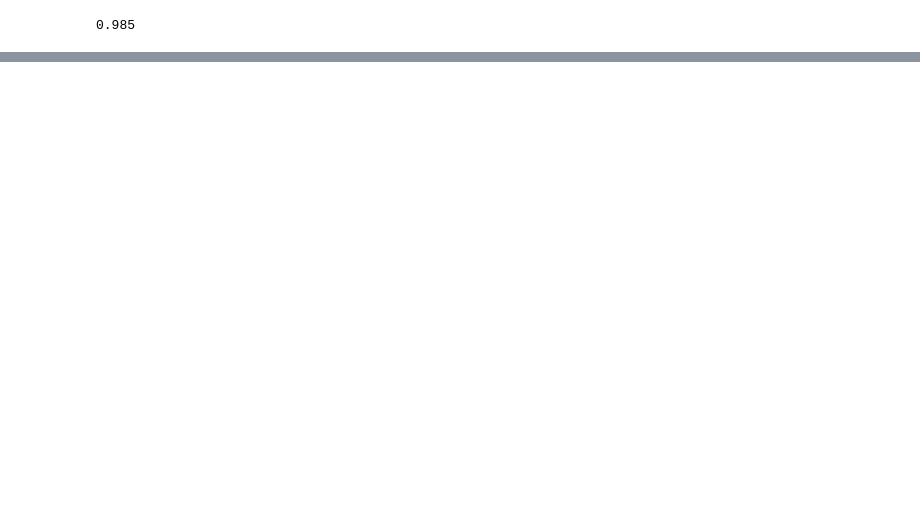
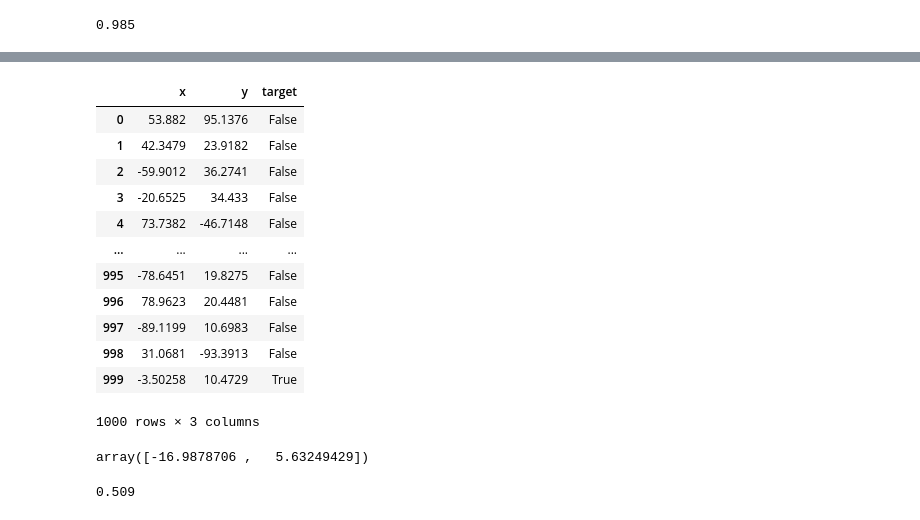
Before and after one commit to Israel0545488592/NeuralComputing1, a Jupyter notebook: train_test_adaline.ipynb, the cells around one changed output, grey strips where cells are left out. Cells and saved outputs as stored; diff of their text form; code cells hidden in the pictures; blank space fills up the shorter version.

```diff
--- a/train_test_adaline.ipynb
+++ b/train_test_adaline.ipynb
@@ -68,0 +122,39 @@ plt.show()
+# %%
+train_data = np.random.uniform(-100, 100, (1000, 2))
+
+circle_small = 81 <= train_data[:,0]**2 + train_data[:,1]**2
+circle_big = train_data[:,0]**2 + train_data[:,1]**2 <= 900
+
+train_label = circle_small & circle_big
+
+DataFrame([train_data[:,0], train_data[:,1], train_label]).T.rename(columns = {0: 'x', 1:'y', 2: 'target'})
+# %% [output]
+|  | x | y | target |
+| 0 | 53.882 | 95.1376 | False |
+| 1 | 42.3479 | 23.9182 | False |
+| 2 | -59.9012 | 36.2741 | False |
+| 3 | -20.6525 | 34.433 | False |
+| 4 | 73.7382 | -46.7148 | False |
+| ... | ... | ... | ... |
+| 995 | -78.6451 | 19.8275 | False |
+| 996 | 78.9623 | 20.4481 | False |
+| 997 | -89.1199 | 10.6983 | False |
+| 998 | 31.0681 | -93.3913 | False |
+| 999 | -3.50258 | 10.4729 | True |
+1000 rows × 3 columns
+# %%
+neuron = adaline(2, 0.3)
+
+history = neuron.train(train_data, train_label)
+
+neuron.weights
+# %% [output]
+array([-16.9878706 ,   5.63249429])
+# %%
+pred = np.array([neuron.predict(i) for i in train_data])
+pred = pred >= 0.5
+pred
+
+metrics.accuracy_score(train_label, pred)
+# %% [output]
+0.509
```
Also changed, not shown: parts of 17 cells of this notebook, 1 other file.
